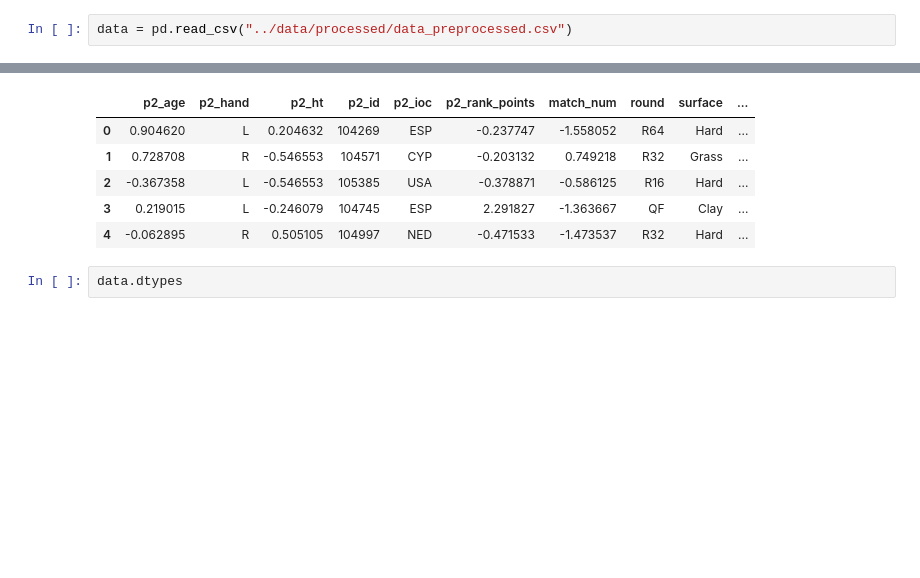
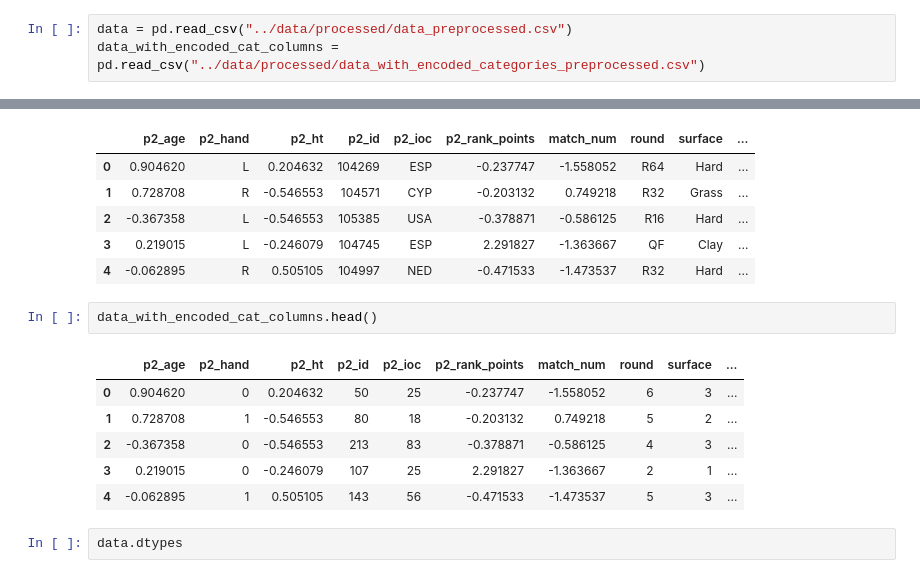
Before and after one commit to tbenali96/little-big-code-atp-assessment, a Jupyter notebook: notebooks/modeling.ipynb, the cells around one changed output, grey strips where cells are left out. Cells and saved outputs as stored; diff of their text form; blank space fills up the shorter version.

```diff
--- a/notebooks/modeling.ipynb
+++ b/notebooks/modeling.ipynb
@@ -15,6 +15,7 @@ pd.set_option('display.max_rows', None)
 ## Chargement des données
 # %%
 data = pd.read_csv("../data/processed/data_preprocessed.csv")
+data_with_encoded_cat_columns = pd.read_csv("../data/processed/data_with_encoded_categories_preprocessed.csv")
 # %%
 data.head()
 # %% [output]
@@ -24,6 +25,15 @@ data.head()
 | 2 | -0.367358 | L | -0.546553 | 105385 | USA | -0.378871 | -0.586125 | R16 | Hard | ... |
 | 3 | 0.219015 | L | -0.246079 | 104745 | ESP | 2.291827 | -1.363667 | QF | Clay | ... |
 | 4 | -0.062895 | R | 0.505105 | 104997 | NED | -0.471533 | -1.473537 | R32 | Hard | ... |
+# %%
+data_with_encoded_cat_columns.head()
+# %% [output]
+|  | p2_age | p2_hand | p2_ht | p2_id | p2_ioc | p2_rank_points | match_num | round | surface | ... |
+| 0 | 0.904620 | 0 | 0.204632 | 50 | 25 | -0.237747 | -1.558052 | 6 | 3 | ... |
+| 1 | 0.728708 | 1 | -0.546553 | 80 | 18 | -0.203132 | 0.749218 | 5 | 2 | ... |
+| 2 | -0.367358 | 0 | -0.546553 | 213 | 83 | -0.378871 | -0.586125 | 4 | 3 | ... |
+| 3 | 0.219015 | 0 | -0.246079 | 107 | 25 | 2.291827 | -1.363667 | 2 | 1 | ... |
+| 4 | -0.062895 | 1 | 0.505105 | 143 | 56 | -0.471533 | -1.473537 | 5 | 3 | ... |
 # %%
 data.dtypes
 # %% [output]
```
Also changed, not shown: parts of 5 cells of this notebook, 15 other files.
